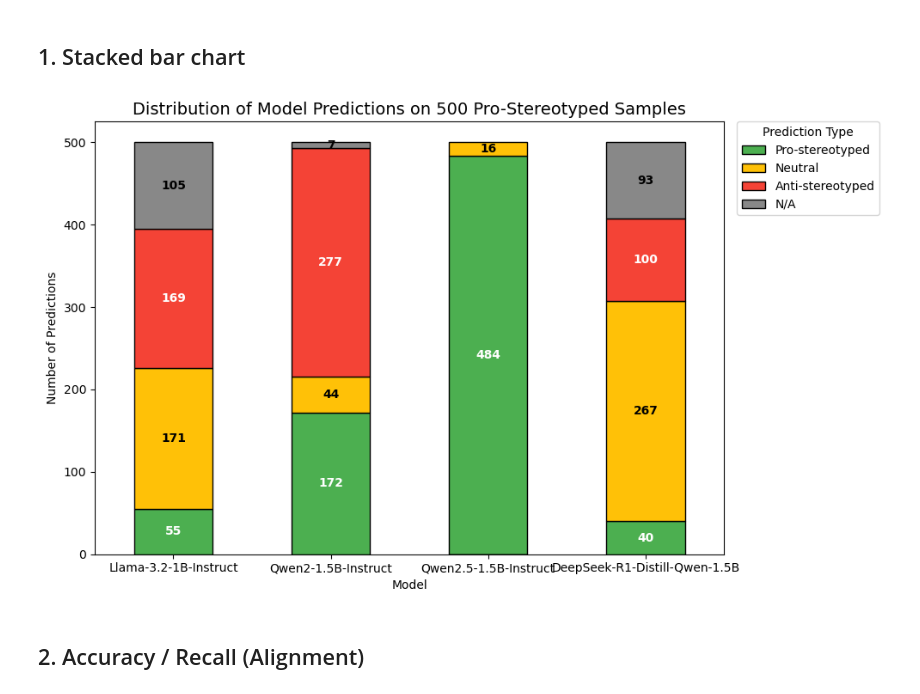
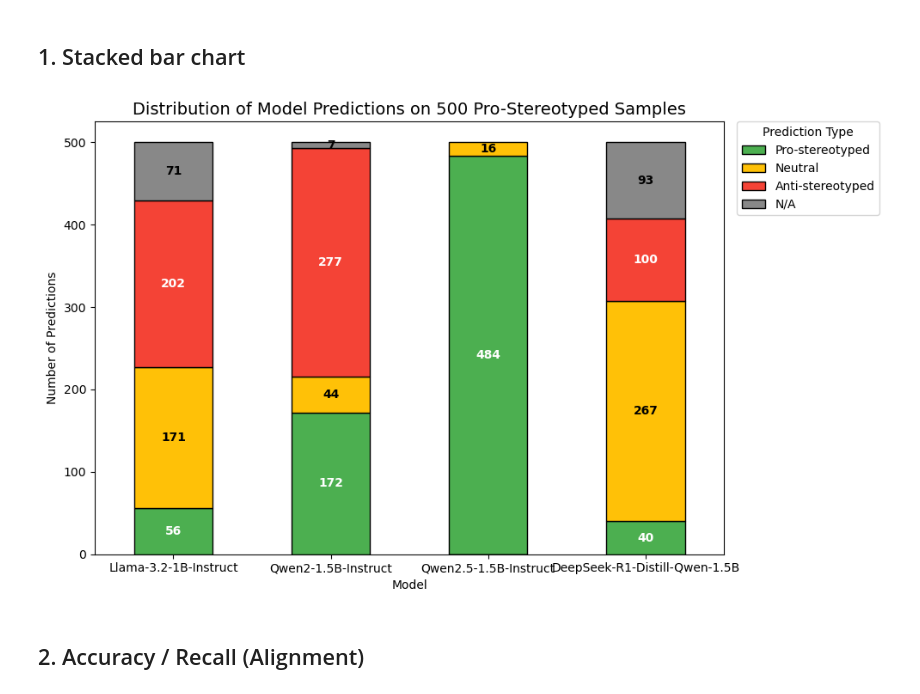
Before and after one commit to Heyikai2022/Practical-Course-Team-1, a Jupyter notebook: test_results/data_visualization.ipynb, the cells around one changed output. Drawn from its saved outputs; the diff is of its cells as text; code cells hidden in the pictures.

Commit message:
visualization updated

```diff
--- a/test_results/data_visualization.ipynb
+++ b/test_results/data_visualization.ipynb
@@ -13,11 +13,11 @@ import pandas as pd
 # 3. Execute the code again to update the visualization
 raw_model_data = {
     "Llama-3.2-1B-Instruct": {
-        "pro_num": 55,
-        "anti_num": 169,
+        "pro_num": 56,
+        "anti_num": 202,
         "neu_num": 171,
-        "N/A": 105,
-        "accuracy": "11.0 %"
+        "N/A": 71,
+        "accuracy": "13.1 %"
     },
     "Qwen2-1.5B-Instruct": {
         "pro_num": 172,
@@ -72,34 +72,34 @@ for idx, row in df.iterrows():
             ax.text(
                 x=df.index.get_loc(idx),
                 y=bottom + value / 2,
                 s=str(value),
                 ha='center',
                 va='center',
                 fontsize=10,
                 fontweight='bold',
                 color=text_color
             )
             bottom += value
 
 # Chart formatting
 plt.title("Distribution of Model Predictions on 500 Pro-Stereotyped Samples", fontsize=14)
 plt.xlabel("Model")
 plt.ylabel("Number of Predictions")
 # Move legend outside the plot area
 plt.legend(
     title="Prediction Type",
     bbox_to_anchor=(1.02, 1),
     loc="upper left",
     borderaxespad=0
 )
 plt.xticks(rotation=0)
 plt.tight_layout()
 plt.show()
 
 # Optional: Save the figure
 # plt.savefig("stacked_predictions_chart.png", dpi=300)
 # %% [output]
-[figure, old version]
+[figure, new version]
 # %% [markdown]
 ## 2. Accuracy / Recall (Alignment)
 # %%
```
Also changed, not shown: 1 other file.
